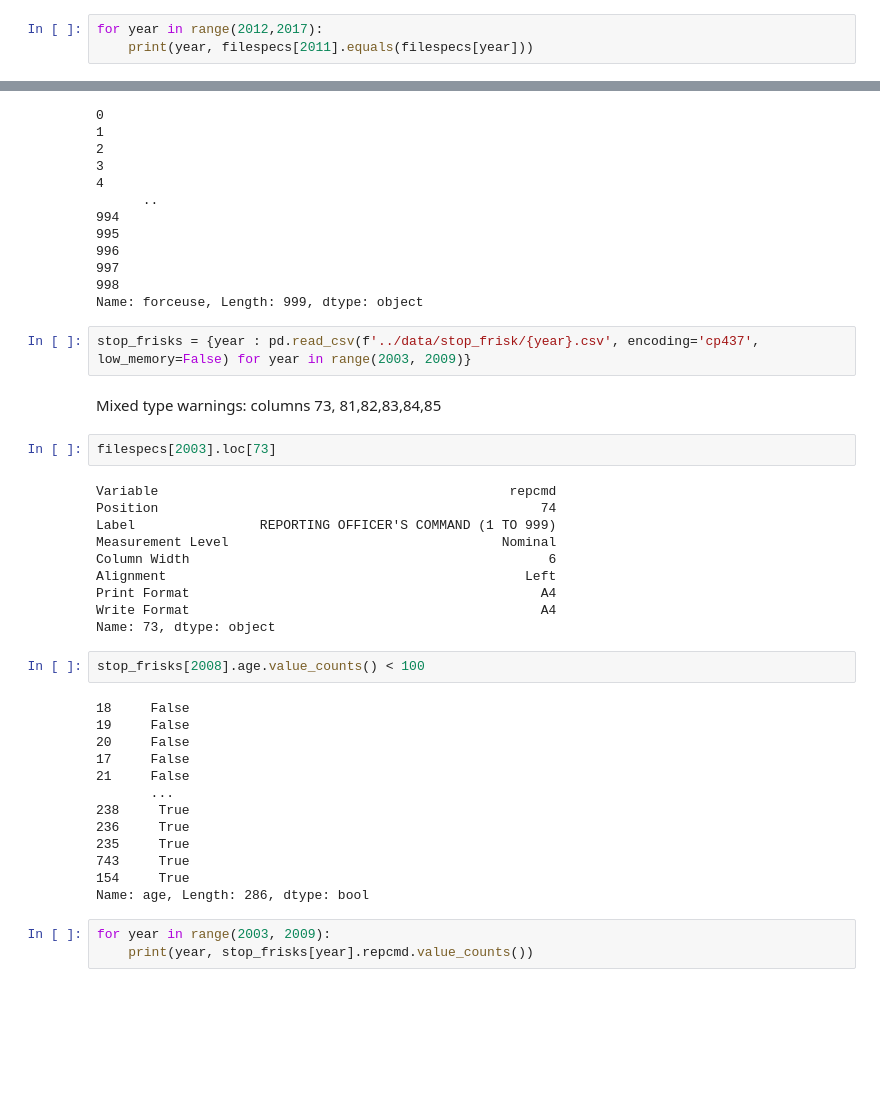
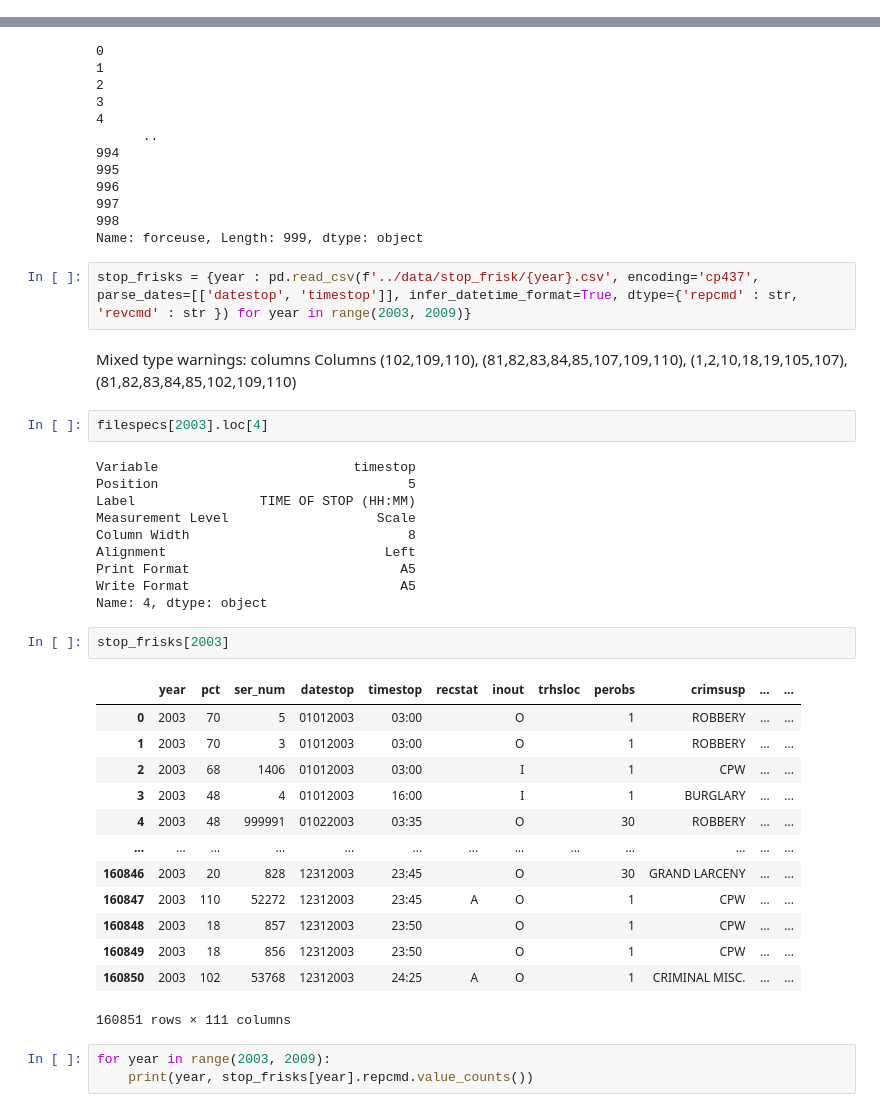
Before and after one commit to anilca-lab/FIS-Mod4-Project, a Jupyter notebook: brad_data_cleaning.ipynb, the cells around one changed output, grey strips where cells are left out. Drawn from its saved outputs; the diff is of its cells as text; blank space fills up the shorter version.

Commit message:
exploring dates

```diff
--- a/brad_data_cleaning.ipynb
+++ b/brad_data_cleaning.ipynb
@@ -110,6 +110,3 @@ for year in range(2004,2017):
 2014 False
 2015 False
 2016 False
-# %%
-for year in range(2012,2017):
-    print(year, filespecs[2011].equals(filespecs[year]))
@@ -208,37 +187,38 @@ df2011.forceuse
 998
 Name: forceuse, Length: 999, dtype: object
 # %%
-stop_frisks = {year : pd.read_csv(f'../data/stop_frisk/{year}.csv', encoding='cp437', low_memory=False) for year in range(2003, 2009)}
+stop_frisks = {year : pd.read_csv(f'../data/stop_frisk/{year}.csv', encoding='cp437', parse_dates=[['datestop', 'timestop']], infer_datetime_format=True, dtype={'repcmd' : str, 'revcmd' : str }) for year in range(2003, 2009)}
-# %% [markdown]
-Mixed type warnings:
-columns 73, 81,82,83,84,85
+# %% [markdown]
+Mixed type warnings:
+columns Columns (102,109,110), (81,82,83,84,85,107,109,110), (1,2,10,18,19,105,107), (81,82,83,84,85,102,109,110)
 # %%
-filespecs[2003].loc[73]
+filespecs[2003].loc[4]
 # %% [output]
-Variable                                             repcmd
-Position                                                 74
-Label                REPORTING OFFICER'S COMMAND (1 TO 999)
-Measurement Level                                   Nominal
-Column Width                                              6
-Alignment                                              Left
-Print Format                                             A4
-Write Format                                             A4
-Name: 73, dtype: object
+Variable                         timestop
+Position                                5
+Label                TIME OF STOP (HH:MM)
+Measurement Level                   Scale
+Column Width                            8
+Alignment                            Left
+Print Format                           A5
+Write Format                           A5
+Name: 4, dtype: object
-# %%
-stop_frisks[2008].age.value_counts() < 100
-# %% [output]
-18     False
-19     False
-20     False
-17     False
-21     False
-       ...
-238     True
-236     True
-235     True
-743     True
-154     True
-Name: age, Length: 286, dtype: bool
+# %%
+stop_frisks[2003]
+# %% [output]
+|  | year | pct | ser_num | datestop | timestop | recstat | inout | trhsloc | perobs | crimsusp | ... | ... |
+| 0 | 2003 | 70 | 5 | 01012003 | 03:00 |  | O |  | 1 | ROBBERY | ... | ... |
+| 1 | 2003 | 70 | 3 | 01012003 | 03:00 |  | O |  | 1 | ROBBERY | ... | ... |
+| 2 | 2003 | 68 | 1406 | 01012003 | 03:00 |  | I |  | 1 | CPW | ... | ... |
+| 3 | 2003 | 48 | 4 | 01012003 | 16:00 |  | I |  | 1 | BURGLARY | ... | ... |
+| 4 | 2003 | 48 | 999991 | 01022003 | 03:35 |  | O |  | 30 | ROBBERY | ... | ... |
+| ... | ... | ... | ... | ... | ... | ... | ... | ... | ... | ... | ... | ... |
+| 160846 | 2003 | 20 | 828 | 12312003 | 23:45 |  | O |  | 30 | GRAND LARCENY | ... | ... |
+| 160847 | 2003 | 110 | 52272 | 12312003 | 23:45 | A | O |  | 1 | CPW | ... | ... |
+| 160848 | 2003 | 18 | 857 | 12312003 | 23:50 |  | O |  | 1 | CPW | ... | ... |
+| 160849 | 2003 | 18 | 856 | 12312003 | 23:50 |  | O |  | 1 | CPW | ... | ... |
+| 160850 | 2003 | 102 | 53768 | 12312003 | 24:25 | A | O |  | 1 | CRIMINAL MISC. | ... | ... |
+160851 rows × 111 columns
 # %%
 for year in range(2003, 2009):
     print(year, stop_frisks[year].repcmd.value_counts())
```
Also changed, not shown: parts of 12 cells of this notebook.
